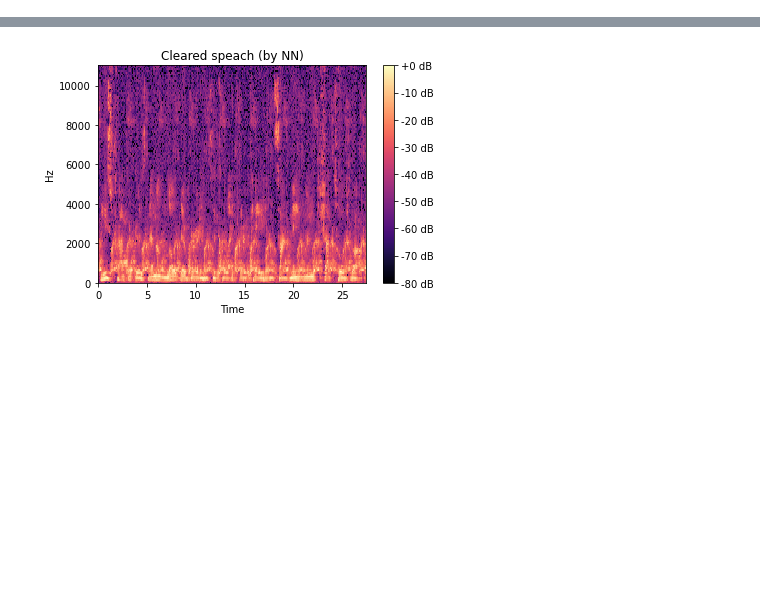
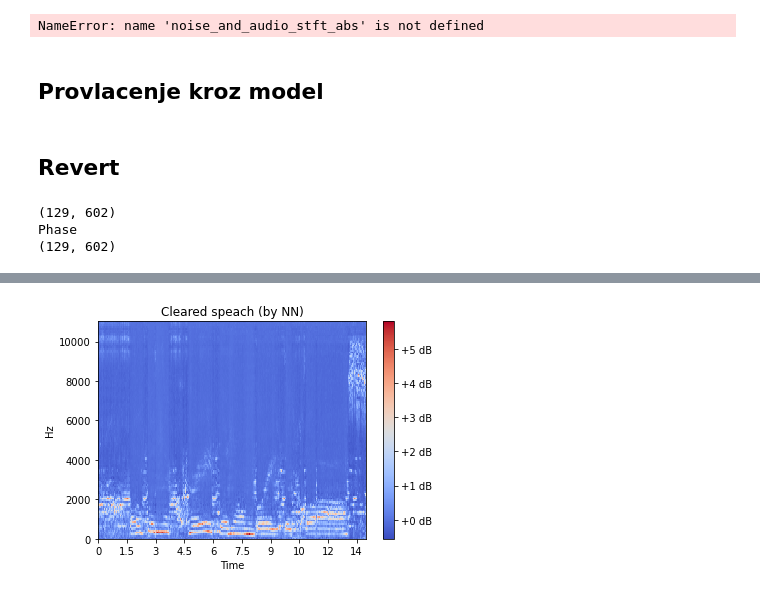
Before and after one commit to mdodovic/SoundEnhancementMLAlgorithm, a Jupyter notebook: TestAudioDenoising.ipynb, the cells around one changed output, grey strips where cells are left out. Saved outputs shown, nothing was run; the diff lists cells and outputs as text; code cells hidden in the pictures; blank space fills up the shorter version.

Commit message:
test FNN model

```diff
--- a/TestAudioDenoising.ipynb
+++ b/TestAudioDenoising.ipynb
@@ -317,14 +297,20 @@ ipd.Audio(data=noice_audio, rate=sampl_rate_noice) # load a local WAV file
 # %%
-noice_and_audio = add_noise_to_clean_audio(clean_audio, noice_audio)
+noise_and_audio = add_noise_to_clean_audio(clean_audio, noise_audio)
 
-noice_and_audio_stft = librosa.stft(noice_and_audio, n_fft=fftLength, win_length=windowLength, hop_length=overlap, window=window, center=True)
-noice_and_audio_stft_abs = np.abs(noice_and_audio_stft)
-noice_and_audio_stft_abs_db = librosa.amplitude_to_db(noice_and_audio_stft_abs, ref=np.max)
+noise_and_audio_stft = librosa.stft(noise_and_audio, n_fft=fftLength, win_length=windowLength, hop_length=overlap, window=window, center=True)
+noise_and_audio_stft_abs = np.abs(noise_and_audio_stft)
+noise_and_audio_stft_phase = np.angle(noise_and_audio_stft)
 
 
+noise_and_audio_stft_abs_db = librosa.amplitude_to_db(noise_and_audio_stft_abs, ref=np.max)
 fig, ax = plt.subplots()
-img = librosa.display.specshow(noice_and_audio_stft_abs_db, y_axis='linear', x_axis='time', ax=ax)
+img = librosa.display.specshow(noise_and_audio_stft_abs_db, y_axis='linear', x_axis='time', ax=ax)
 ax.set_title('Noisy speach')
 fig.colorbar(img, ax=ax, format="%+2.0f dB")
 
-ipd.Audio(data=noice_and_audio, rate=sampl_rate_clean)
+
+#noisy_mean = np.mean(noise_and_audio_stft_abs)
+#noisy_std = np.std(noise_and_audio_stft_abs)
+#noise_and_audio_stft_abs = (noise_and_audio_stft_abs - noisy_mean) / noisy_std
+
+ipd.Audio(data=noise_and_audio, rate=sampl_rate_clean)
@@ -334,5 +319,5 @@ ipd.Audio(data=noice_and_audio, rate=sampl_rate_clean)
 # %%
-noise_and_speach_chunks = prepare_input_features(noice_and_audio_stft_abs, numSegments, numFeatures)
+noise_and_speach_chunks = prepare_input_features(noise_and_audio_stft_abs, numSegments, numFeatures)
 noise_and_speach_chunks = np.transpose(noise_and_speach_chunks, (2, 0, 1))
 #print(noise_and_speach_chunks.shape)
 
@@ -340,6 +325,10 @@ noise_and_speach_chunks = noise_and_speach_chunks.astype(np.float32)
 noise_and_speach_chunks = torch.from_numpy(noise_and_speach_chunks)
 
 #print(noise_and_speach_chunks)
+# %% [output]
+NameError: name 'noise_and_audio_stft_abs' is not defined
+# %% [markdown]
+## Provlacenje kroz model
 # %%
 spectrogram_stft = []
 
@@ -357,16 +346,39 @@ spectrogram_stft = np.squeeze(spectrogram_stft)
 spectrogram_stft = np.transpose(spectrogram_stft, (1, 0))
 
 #print(spectrogram_stft.shape)
+# %% [markdown]
+## Revert
+# %%
+def revert_stft_to_audio(stft_spectrogram, phase=None, cleanMean=None, cleanStd=None):
+    # scale the outpus back to the original range
+
+    if cleanMean is not None and cleanStd is not None:
+        print("Mean/Std")
+        stft_spectrogram = cleanStd * stft_spectrogram + cleanMean
+
+    if phase is not None:
+        print("Phase")
+        stft_spectrogram = stft_spectrogram * np.exp(1j * phase)  # that fixes the abs() ope previously done
+
+    #features = np.transpose(features, (1, 0))
+    print(stft_spectrogram.shape)
+    return librosa.istft(stft_spectrogram, win_length=windowLength, hop_length=overlap, window=window, center=True)
 # %%
 spectrogram_stft_db = librosa.amplitude_to_db(spectrogram_stft,ref=np.max)
-
+print(spectrogram_stft_db.shape)
 fig, ax = plt.subplots()
-img = librosa.display.specshow(spectrogram_stft_db, y_axis='linear', x_axis='time', ax=ax)
+img = librosa.display.specshow(spectrogram_stft, y_axis='linear', x_axis='time', ax=ax)
 ax.set_title('Cleared speach (by NN)')
 fig.colorbar(img, ax=ax, format="%+2.0f dB")
 
-denoised_audio = revert_stft_to_audio(spectrogram_stft)
+
+denoised_audio = revert_stft_to_audio(spectrogram_stft, noise_and_audio_stft_phase, None, None)
+
+
 play(denoised_audio, fs)
 # %% [output]
+(129, 602)
+Phase
+(129, 602)
 [interactive output not drawn]
-[figure, old version]
+[figure, new version]
```
Also changed, not shown: parts of 21 cells of this notebook, 2 other files.
